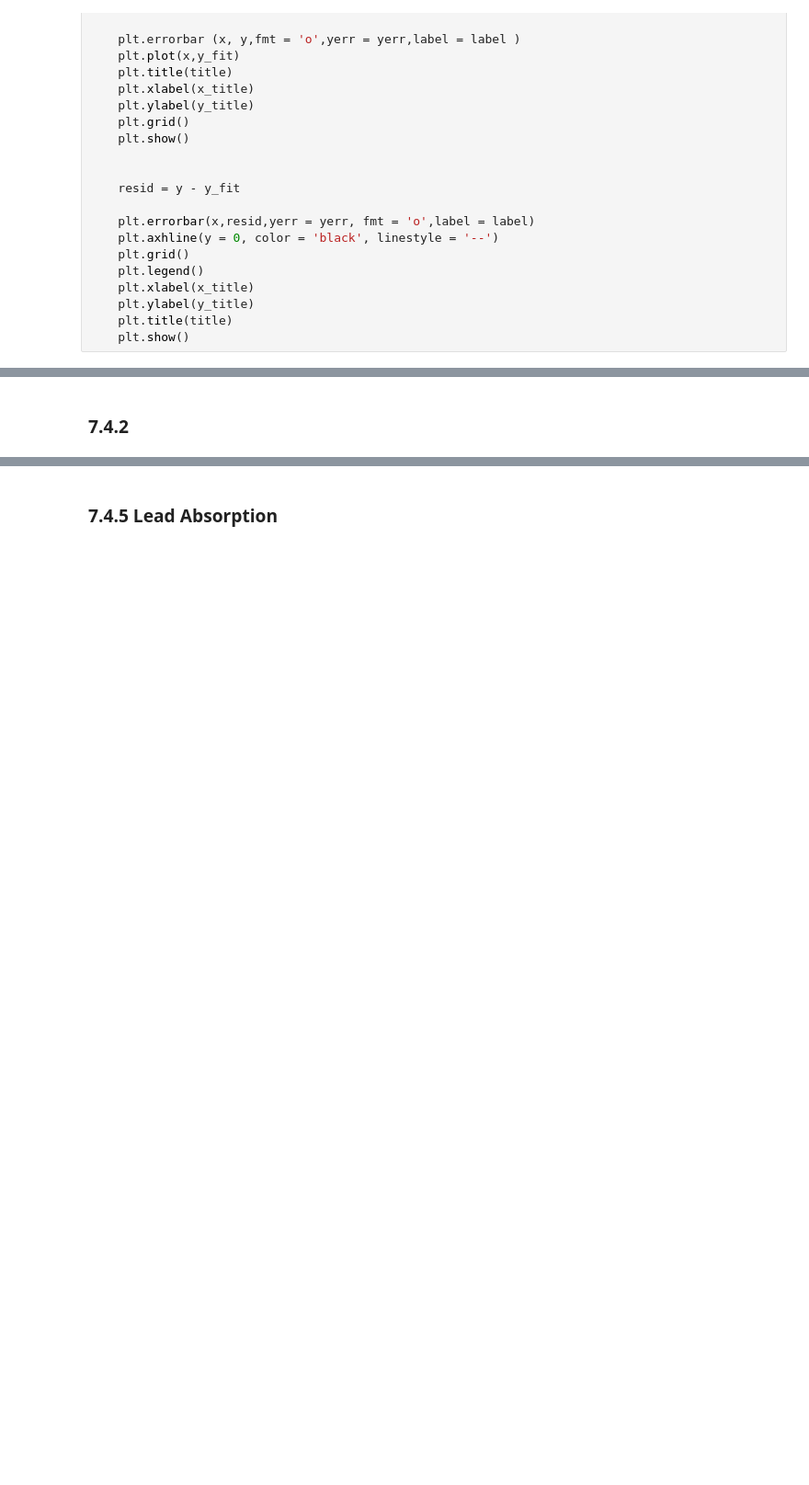
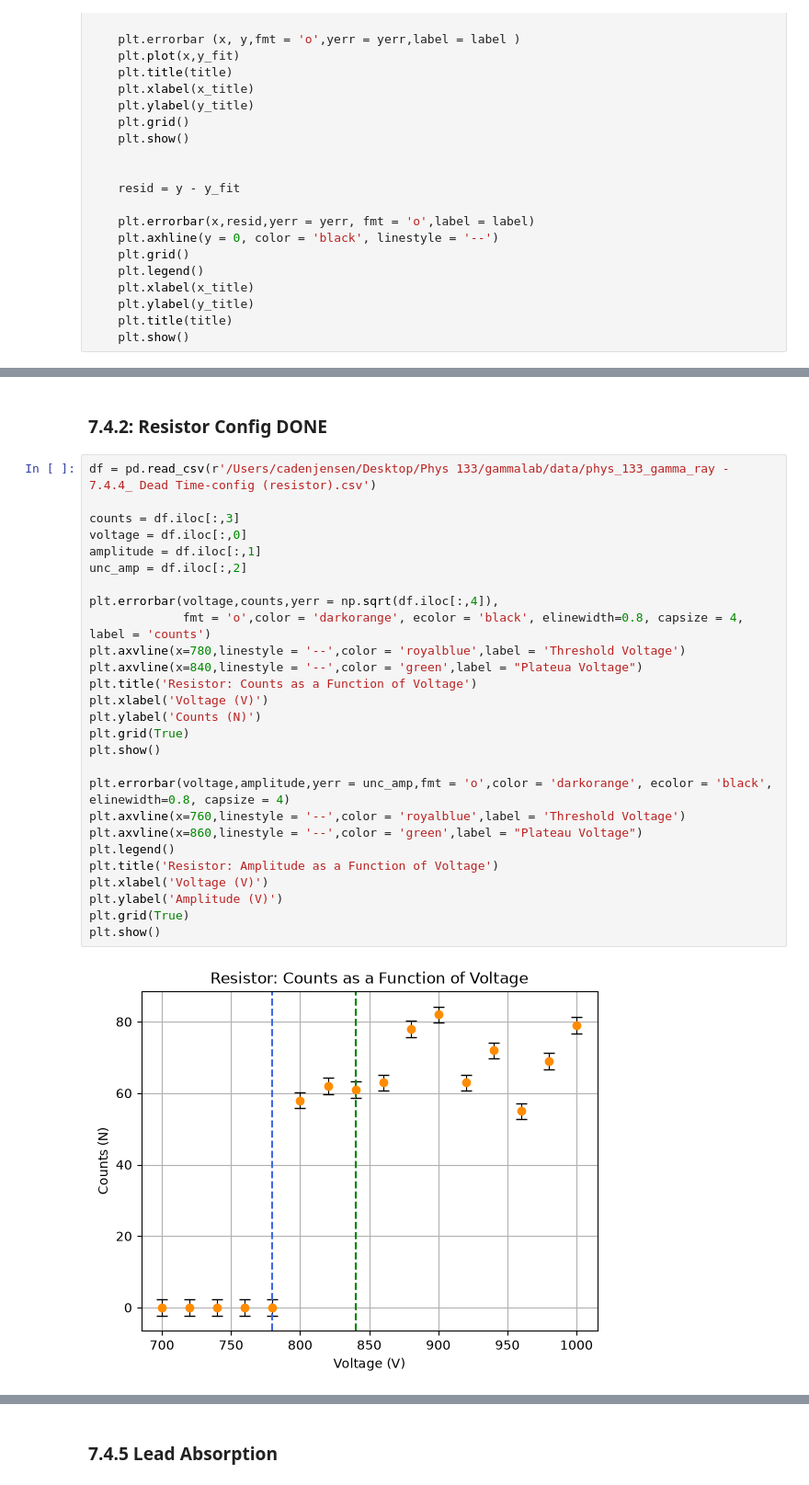
Before and after one commit to cawjense/Phys-133, a Jupyter notebook: gammalab/gamma.ipynb, the cells around one changed output, grey strips where cells are left out. Shown at 92% size. Drawn from its saved outputs; the diff is of its cells as text; blank space fills up the shorter version.

```diff
--- a/gammalab/gamma.ipynb
+++ b/gammalab/gamma.ipynb
@@ -97,2 +80,31 @@ df
 # %% [markdown]
-### 7.4.2
+### 7.4.2: Resistor Config DONE
+# %%
+df = pd.read_csv(r'/Users/cadenjensen/Desktop/Phys 133/gammalab/data/phys_133_gamma_ray - 7.4.4_ Dead Time-config (resistor).csv')
+
+counts = df.iloc[:,3]
+voltage = df.iloc[:,0]
+amplitude = df.iloc[:,1]
+unc_amp = df.iloc[:,2]
+
+plt.errorbar(voltage,counts,yerr = np.sqrt(df.iloc[:,4]),
+             fmt = 'o',color = 'darkorange', ecolor = 'black', elinewidth=0.8, capsize = 4, label = 'counts')
+plt.axvline(x=780,linestyle = '--',color = 'royalblue',label = 'Threshold Voltage')
+plt.axvline(x=840,linestyle = '--',color = 'green',label = "Plateua Voltage")
+plt.title('Resistor: Counts as a Function of Voltage')
+plt.xlabel('Voltage (V)')
+plt.ylabel('Counts (N)')
+plt.grid(True)
+plt.show()
+
+plt.errorbar(voltage,amplitude,yerr = unc_amp,fmt = 'o',color = 'darkorange', ecolor = 'black', elinewidth=0.8, capsize = 4)
+plt.axvline(x=760,linestyle = '--',color = 'royalblue',label = 'Threshold Voltage')
+plt.axvline(x=860,linestyle = '--',color = 'green',label = "Plateau Voltage")
+plt.legend()
+plt.title('Resistor: Amplitude as a Function of Voltage')
+plt.xlabel('Voltage (V)')
+plt.ylabel('Amplitude (V)')
+plt.grid(True)
+plt.show()
+# %% [output]
+[figure, added]
```
Also changed, not shown: parts of 11 cells of this notebook.
